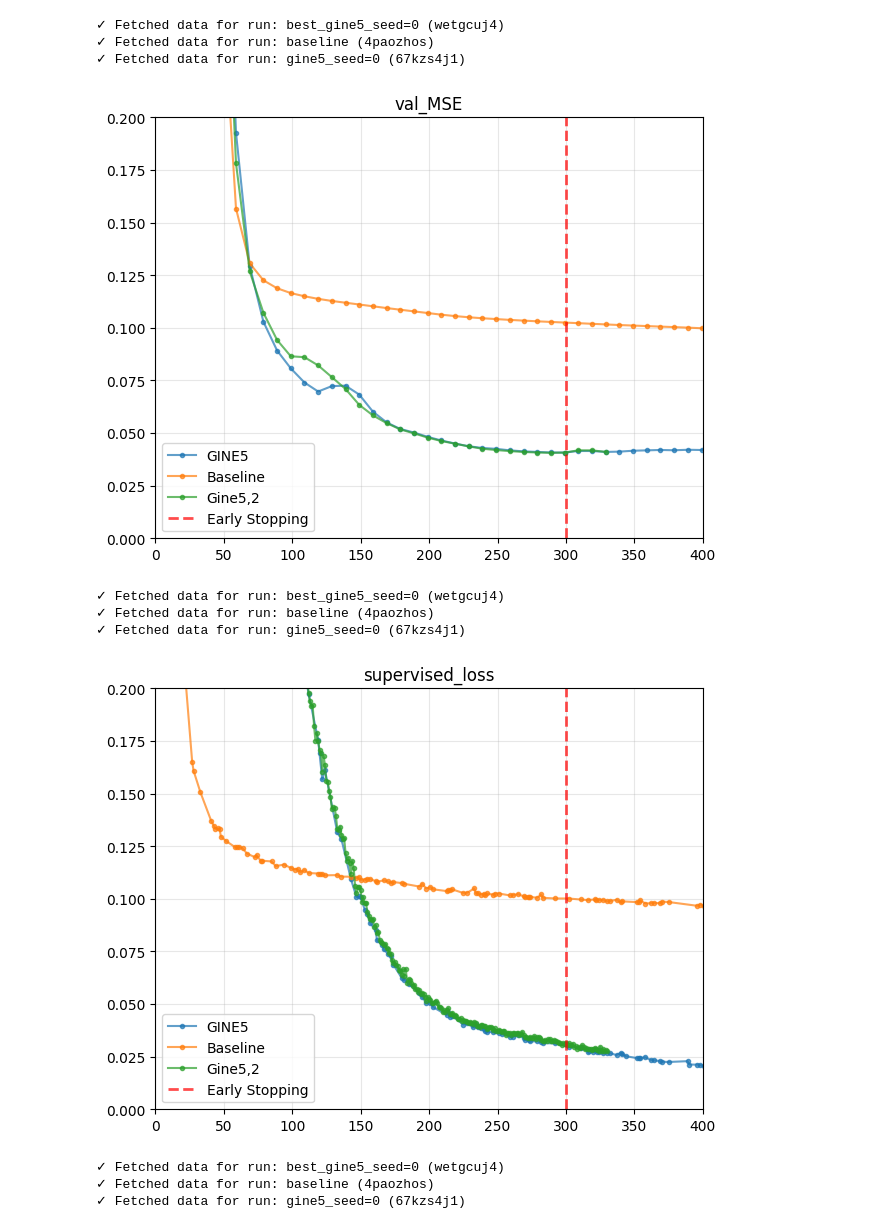
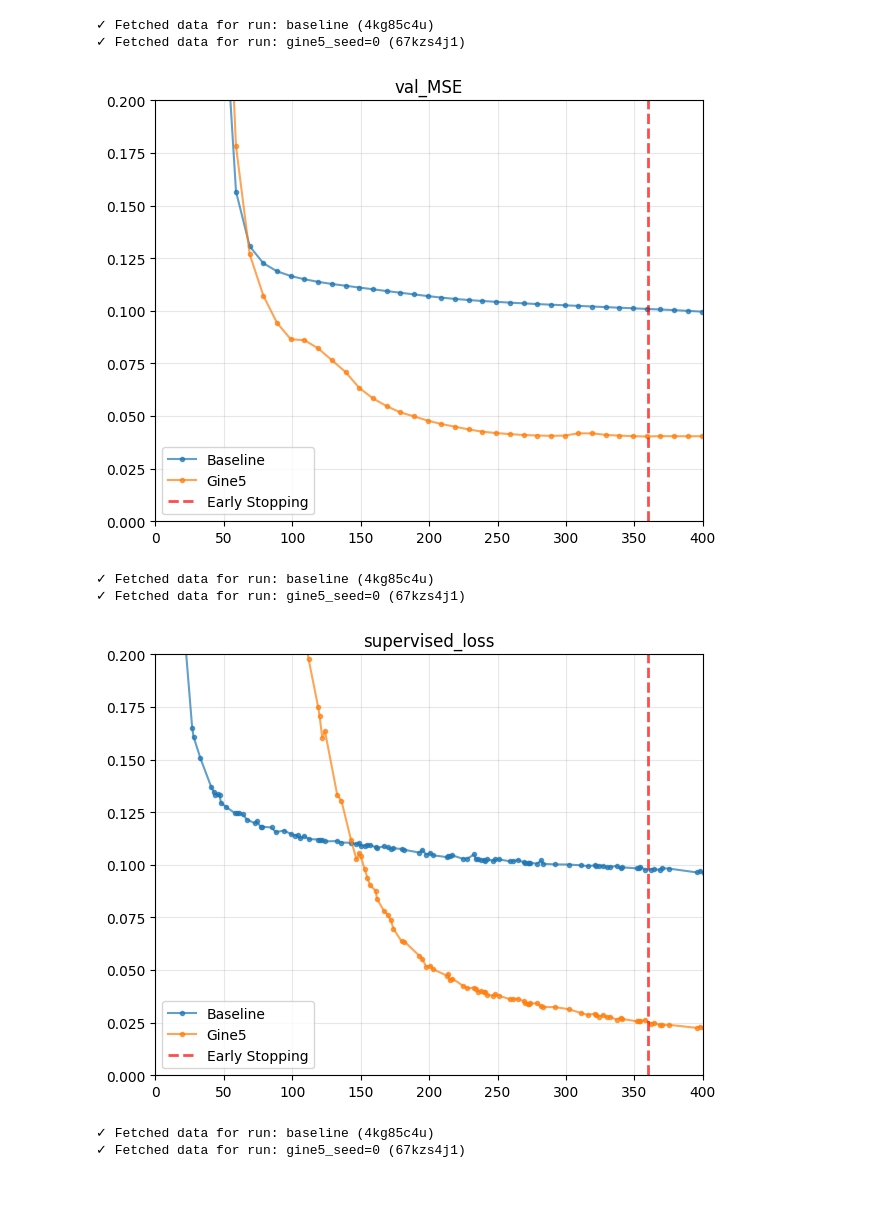
Before and after one commit to CarlaZdravkovicHugod/GNN_semi_supervised_drug_discovery, a Jupyter notebook: src/plot.ipynb, the cells around one changed output. Cells and saved outputs as stored; diff of their text form; code cells hidden in the pictures; blank space fills up the shorter version.

Commit message:
all plots in notebook

```diff
--- a/src/plot.ipynb
+++ b/src/plot.ipynb
@@ -7,43 +9,40 @@ from plots import compare_runs_by_category, plot_training_curves, fetch_multiple
 entity = "carlahugod-danmarks-tekniske-universitet-dtu"
 project = "GNN_semi_supervised"
 metrics = ['val_MSE', 'supervised_loss', 'unsupervised_loss']
-runs_ids = ['wetgcuj4', '4paozhos','67kzs4j1']
-labels = ['GINE5', 'Baseline', 'Gine5,2']
+runs_ids = ['4kg85c4u','67kzs4j1']
+labels = ['Baseline', 'Gine5']
 
 for metric in metrics:
     runs_data = fetch_multiple_runs(entity, project, runs_ids, metric)
 
 
     for run_id, data in runs_data.items():
         history = data["history"]
 
         label = labels[runs_ids.index(run_id)] if labels else run_id
 
         # Plot the metric
         if metric in history.columns and "_step" in history.columns:
             # Filter out NaN values
             valid_data = history[[metric, "_step"]].dropna()
             plt.plot(valid_data["_step"], valid_data[metric], label=label, marker='o', markersize=3, alpha=0.7)
         else:
             print(f"Warning: {metric} not found in run {run_id}")
 
-    plt.axvline(x=300, color='red', linestyle='--', linewidth=2, alpha=0.7, label='Early Stopping')
+    plt.axvline(x=360, color='red', linestyle='--', linewidth=2, alpha=0.7, label='Early Stopping')
     plt.legend(loc='best', fontsize=10)
     plt.grid(True, alpha=0.3)
     plt.ylim(0,0.2)
     plt.xlim(0,400)
     plt.tight_layout()
     plt.title(metric)
     plt.show()
 # %% [output]
-✓ Fetched data for run: best_gine5_seed=0 (wetgcuj4)
-✓ Fetched data for run: baseline (4paozhos)
+✓ Fetched data for run: baseline (4kg85c4u)
 ✓ Fetched data for run: gine5_seed=0 (67kzs4j1)
-[figure, old version]
+[figure, new version]
-✓ Fetched data for run: best_gine5_seed=0 (wetgcuj4)
-✓ Fetched data for run: baseline (4paozhos)
+✓ Fetched data for run: baseline (4kg85c4u)
 ✓ Fetched data for run: gine5_seed=0 (67kzs4j1)
-[figure, old version]
+[figure, new version]
-✓ Fetched data for run: best_gine5_seed=0 (wetgcuj4)
-✓ Fetched data for run: baseline (4paozhos)
+✓ Fetched data for run: baseline (4kg85c4u)
 ✓ Fetched data for run: gine5_seed=0 (67kzs4j1)
```
Also changed, not shown: parts of 6 cells of this notebook, 1 other file.
